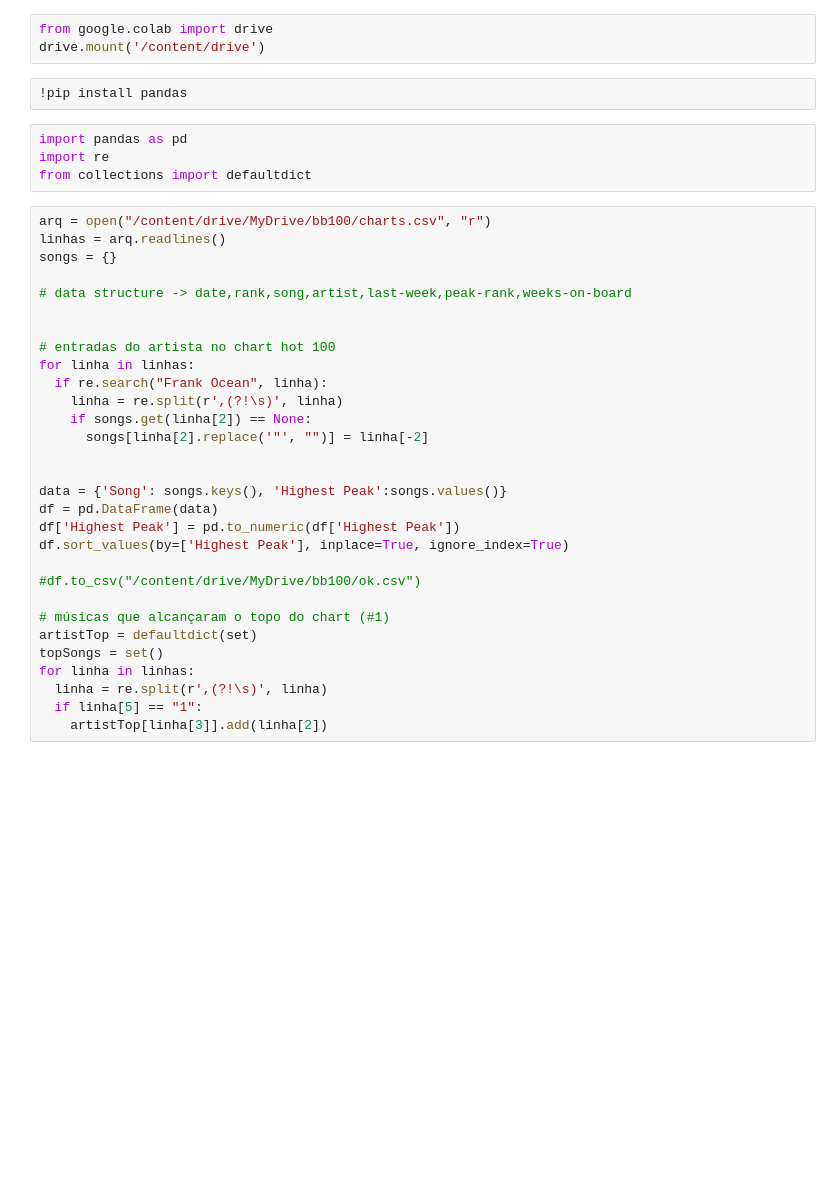
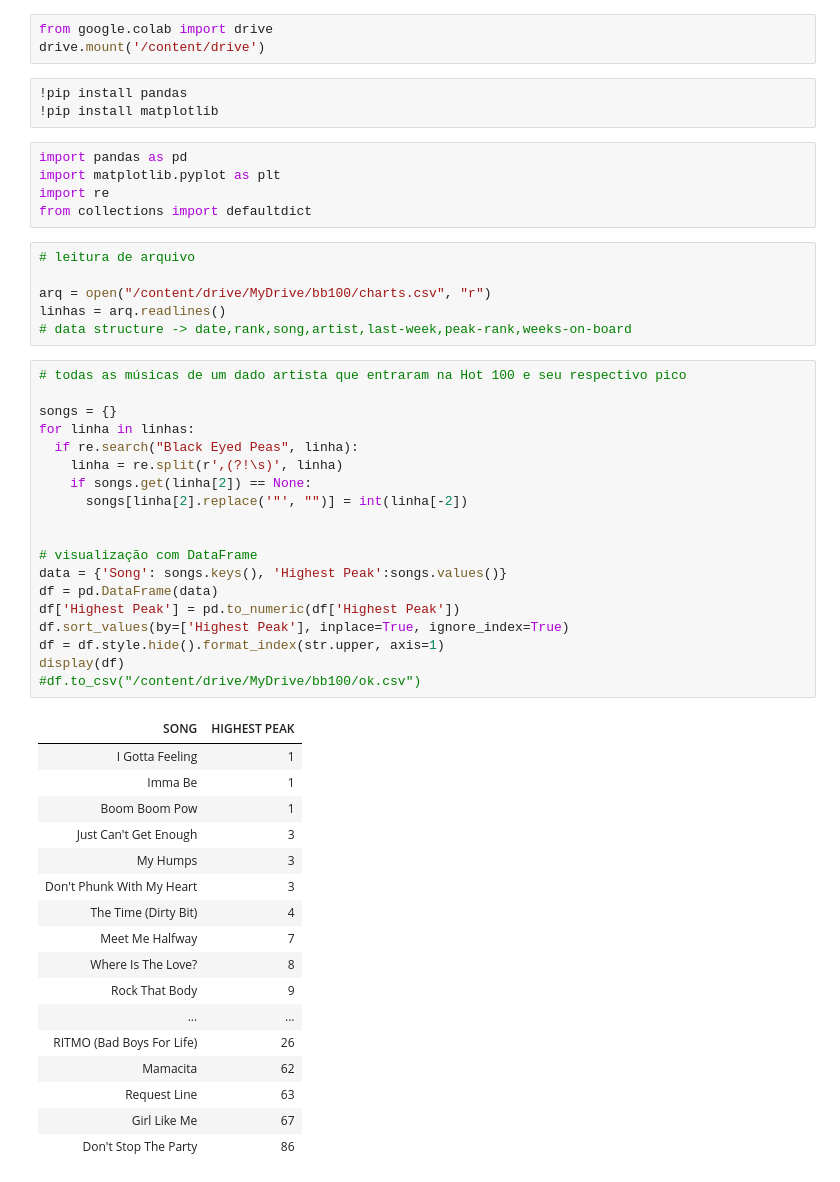
Before and after one commit to mateusfch/music-data-explorer, a Jupyter notebook: bb100.ipynb, the cells around one changed output. Drawn from its saved outputs; the diff is of its cells as text; blank space fills up the shorter version.

```diff
--- a/bb100.ipynb
+++ b/bb100.ipynb
@@ -3,37 +3,52 @@ from google.colab import drive
 drive.mount('/content/drive')
 # %%
 !pip install pandas
+!pip install matplotlib
 # %%
 import pandas as pd
+import matplotlib.pyplot as plt
 import re
 from collections import defaultdict
+# %%
+# leitura de arquivo
+
+arq = open("/content/drive/MyDrive/bb100/charts.csv", "r")
+linhas = arq.readlines()
+# data structure -> date,rank,song,artist,last-week,peak-rank,weeks-on-board
 # %%
-arq = open("/content/drive/MyDrive/bb100/charts.csv", "r")
-linhas = arq.readlines()
+# todas as músicas de um dado artista que entraram na Hot 100 e seu respectivo pico
+
 songs = {}
-
-# data structure -> date,rank,song,artist,last-week,peak-rank,weeks-on-board
+for linha in linhas:
+  if re.search("Black Eyed Peas", linha):
+    linha = re.split(r',(?!\s)', linha)
+    if songs.get(linha[2]) == None:
+      songs[linha[2].replace('"', "")] = int(linha[-2])
 
 
-# entradas do artista no chart hot 100
-for linha in linhas:
-  if re.search("Frank Ocean", linha):
-    linha = re.split(r',(?!\s)', linha)
-    if songs.get(linha[2]) == None:
-      songs[linha[2].replace('"', "")] = linha[-2]
-
-
+# visualização com DataFrame
 data = {'Song': songs.keys(), 'Highest Peak':songs.values()}
 df = pd.DataFrame(data)
 df['Highest Peak'] = pd.to_numeric(df['Highest Peak'])
 df.sort_values(by=['Highest Peak'], inplace=True, ignore_index=True)
-
+df = df.style.hide().format_index(str.upper, axis=1)
+display(df)
 #df.to_csv("/content/drive/MyDrive/bb100/ok.csv")
-
-# músicas que alcançaram o topo do chart (#1)
-artistTop = defaultdict(set)
-topSongs = set()
-for linha in linhas:
-  linha = re.split(r',(?!\s)', linha)
-  if linha[5] == "1":
-    artistTop[linha[3]].add(linha[2])
+# %% [output]
+| SONG | HIGHEST PEAK |
+| I Gotta Feeling | 1 |
+| Imma Be | 1 |
+| Boom Boom Pow | 1 |
+| Just Can't Get Enough | 3 |
+| My Humps | 3 |
+| Don't Phunk With My Heart | 3 |
+| The Time (Dirty Bit) | 4 |
+| Meet Me Halfway | 7 |
+| Where Is The Love? | 8 |
+| Rock That Body | 9 |
+| ... | ... |
+| RITMO (Bad Boys For Life) | 26 |
+| Mamacita | 62 |
+| Request Line | 63 |
+| Girl Like Me | 67 |
+| Don't Stop The Party | 86 |
```
Also changed, not shown: parts of 1 cell of this notebook.
